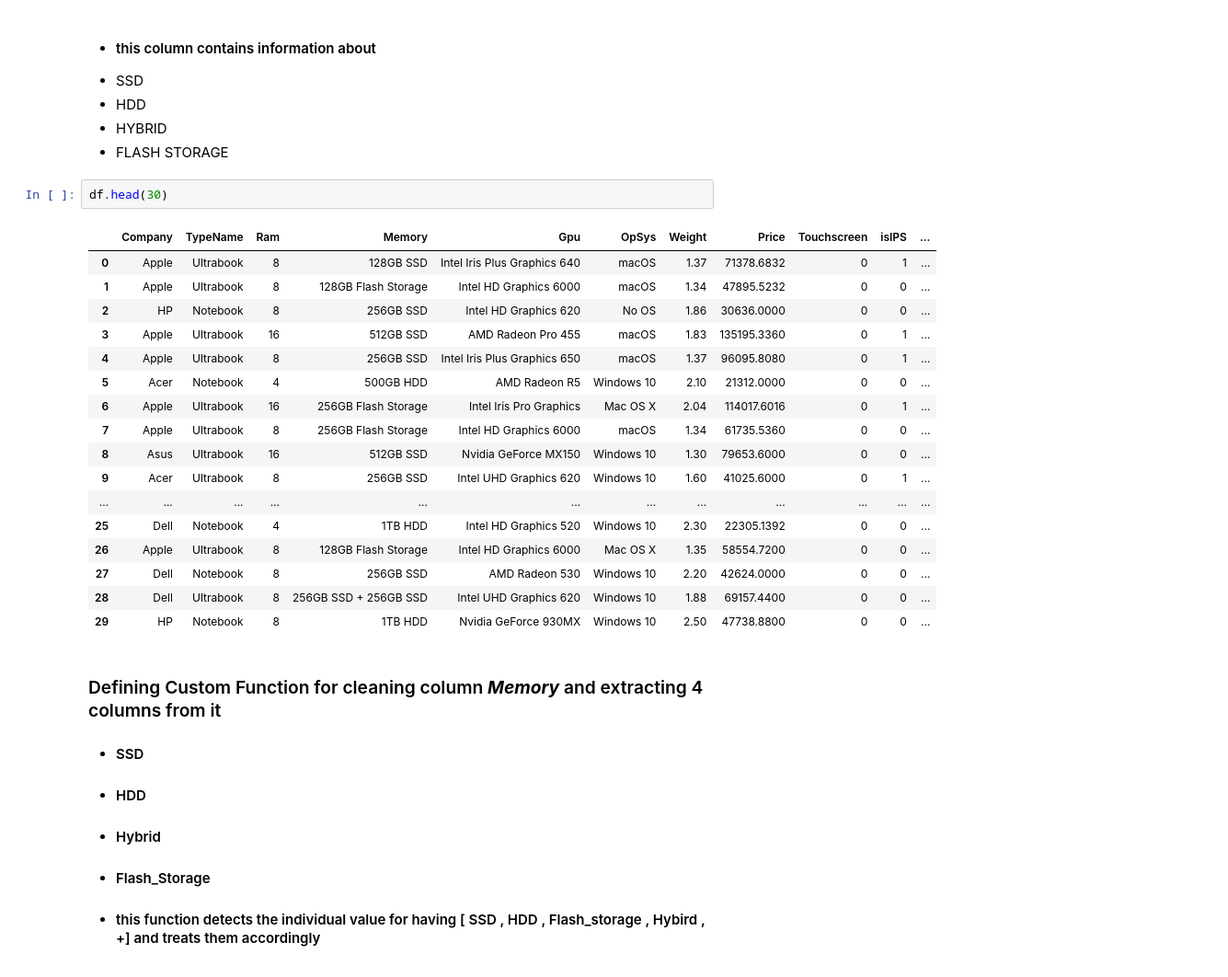
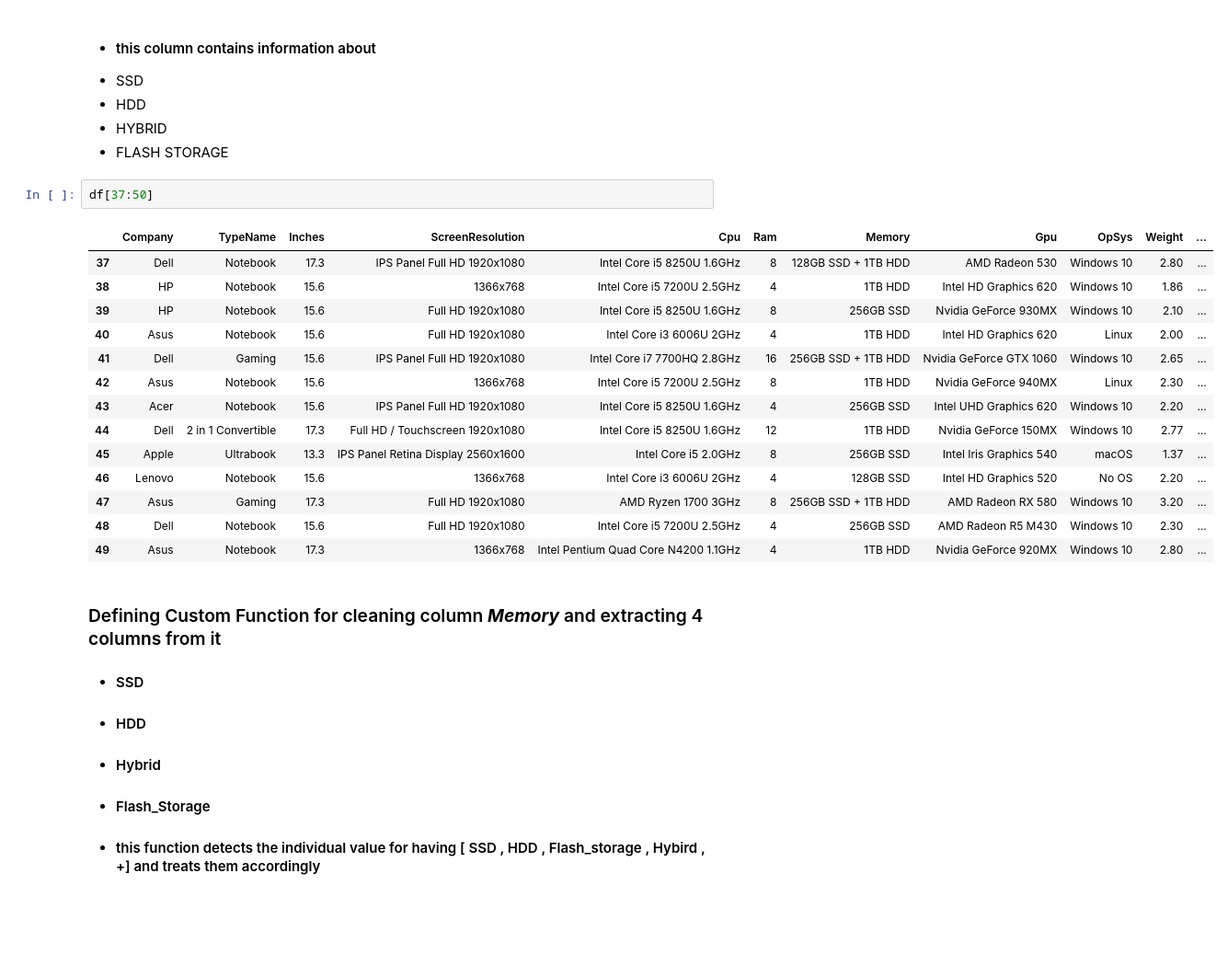
Before and after one commit to RishiBakshii/Laptop-Price-Predictor, a Jupyter notebook: main.ipynb, the cells around one changed output. Shown: that part at 92% size. Saved outputs shown, nothing was run; the diff lists cells and outputs as text; blank space fills up the shorter version.

```diff
--- a/main.ipynb
+++ b/main.ipynb
@@ -564,26 +564,23 @@ Name: Memory, dtype: int64
 - HDD
 - HYBRID
 - FLASH STORAGE
-# %%
-df.head(30)
-# %% [output]
-|  | Company | TypeName | Ram | Memory | Gpu | OpSys | Weight | Price | Touchscreen | isIPS | ... |
-| 0 | Apple | Ultrabook | 8 | 128GB SSD | Intel Iris Plus Graphics 640 | macOS | 1.37 | 71378.6832 | 0 | 1 | ... |
-| 1 | Apple | Ultrabook | 8 | 128GB Flash Storage | Intel HD Graphics 6000 | macOS | 1.34 | 47895.5232 | 0 | 0 | ... |
-| 2 | HP | Notebook | 8 | 256GB SSD | Intel HD Graphics 620 | No OS | 1.86 | 30636.0000 | 0 | 0 | ... |
-| 3 | Apple | Ultrabook | 16 | 512GB SSD | AMD Radeon Pro 455 | macOS | 1.83 | 135195.3360 | 0 | 1 | ... |
-| 4 | Apple | Ultrabook | 8 | 256GB SSD | Intel Iris Plus Graphics 650 | macOS | 1.37 | 96095.8080 | 0 | 1 | ... |
-| 5 | Acer | Notebook | 4 | 500GB HDD | AMD Radeon R5 | Windows 10 | 2.10 | 21312.0000 | 0 | 0 | ... |
-| 6 | Apple | Ultrabook | 16 | 256GB Flash Storage | Intel Iris Pro Graphics | Mac OS X | 2.04 | 114017.6016 | 0 | 1 | ... |
-| 7 | Apple | Ultrabook | 8 | 256GB Flash Storage | Intel HD Graphics 6000 | macOS | 1.34 | 61735.5360 | 0 | 0 | ... |
-| 8 | Asus | Ultrabook | 16 | 512GB SSD | Nvidia GeForce MX150 | Windows 10 | 1.30 | 79653.6000 | 0 | 0 | ... |
-| 9 | Acer | Ultrabook | 8 | 256GB SSD | Intel UHD Graphics 620 | Windows 10 | 1.60 | 41025.6000 | 0 | 1 | ... |
-| ... | ... | ... | ... | ... | ... | ... | ... | ... | ... | ... | ... |
-| 25 | Dell | Notebook | 4 | 1TB HDD | Intel HD Graphics 520 | Windows 10 | 2.30 | 22305.1392 | 0 | 0 | ... |
-| 26 | Apple | Ultrabook | 8 | 128GB Flash Storage | Intel HD Graphics 6000 | Mac OS X | 1.35 | 58554.7200 | 0 | 0 | ... |
-| 27 | Dell | Notebook | 8 | 256GB SSD | AMD Radeon 530 | Windows 10 | 2.20 | 42624.0000 | 0 | 0 | ... |
-| 28 | Dell | Ultrabook | 8 | 256GB SSD + 256GB SSD | Intel UHD Graphics 620 | Windows 10 | 1.88 | 69157.4400 | 0 | 0 | ... |
-| 29 | HP | Notebook | 8 | 1TB HDD | Nvidia GeForce 930MX | Windows 10 | 2.50 | 47738.8800 | 0 | 0 | ... |
+# %%
+df[37:50]
+# %% [output]
+|  | Company | TypeName | Inches | ScreenResolution | Cpu | Ram | Memory | Gpu | OpSys | Weight | ... |
+| 37 | Dell | Notebook | 17.3 | IPS Panel Full HD 1920x1080 | Intel Core i5 8250U 1.6GHz | 8 | 128GB SSD + 1TB HDD | AMD Radeon 530 | Windows 10 | 2.80 | ... |
+| 38 | HP | Notebook | 15.6 | 1366x768 | Intel Core i5 7200U 2.5GHz | 4 | 1TB HDD | Intel HD Graphics 620 | Windows 10 | 1.86 | ... |
+| 39 | HP | Notebook | 15.6 | Full HD 1920x1080 | Intel Core i5 8250U 1.6GHz | 8 | 256GB SSD | Nvidia GeForce 930MX | Windows 10 | 2.10 | ... |
+| 40 | Asus | Notebook | 15.6 | Full HD 1920x1080 | Intel Core i3 6006U 2GHz | 4 | 1TB HDD | Intel HD Graphics 620 | Linux | 2.00 | ... |
+| 41 | Dell | Gaming | 15.6 | IPS Panel Full HD 1920x1080 | Intel Core i7 7700HQ 2.8GHz | 16 | 256GB SSD + 1TB HDD | Nvidia GeForce GTX 1060 | Windows 10 | 2.65 | ... |
+| 42 | Asus | Notebook | 15.6 | 1366x768 | Intel Core i5 7200U 2.5GHz | 8 | 1TB HDD | Nvidia GeForce 940MX | Linux | 2.30 | ... |
+| 43 | Acer | Notebook | 15.6 | IPS Panel Full HD 1920x1080 | Intel Core i5 8250U 1.6GHz | 4 | 256GB SSD | Intel UHD Graphics 620 | Windows 10 | 2.20 | ... |
+| 44 | Dell | 2 in 1 Convertible | 17.3 | Full HD / Touchscreen 1920x1080 | Intel Core i5 8250U 1.6GHz | 12 | 1TB HDD | Nvidia GeForce 150MX | Windows 10 | 2.77 | ... |
+| 45 | Apple | Ultrabook | 13.3 | IPS Panel Retina Display 2560x1600 | Intel Core i5 2.0GHz | 8 | 256GB SSD | Intel Iris Graphics 540 | macOS | 1.37 | ... |
+| 46 | Lenovo | Notebook | 15.6 | 1366x768 | Intel Core i3 6006U 2GHz | 4 | 128GB SSD | Intel HD Graphics 520 | No OS | 2.20 | ... |
+| 47 | Asus | Gaming | 17.3 | Full HD 1920x1080 | AMD Ryzen 1700 3GHz | 8 | 256GB SSD + 1TB HDD | AMD Radeon RX 580 | Windows 10 | 3.20 | ... |
+| 48 | Dell | Notebook | 15.6 | Full HD 1920x1080 | Intel Core i5 7200U 2.5GHz | 4 | 256GB SSD | AMD Radeon R5 M430 | Windows 10 | 2.30 | ... |
+| 49 | Asus | Notebook | 17.3 | 1366x768 | Intel Pentium Quad Core N4200 1.1GHz | 4 | 1TB HDD | Nvidia GeForce 920MX | Windows 10 | 2.80 | ... |
 # %% [markdown]
 ### Defining Custom Function for cleaning column ***Memory*** and extracting 4 columns from it
 - #### SSD
```
Also changed, not shown: 1 other file.
